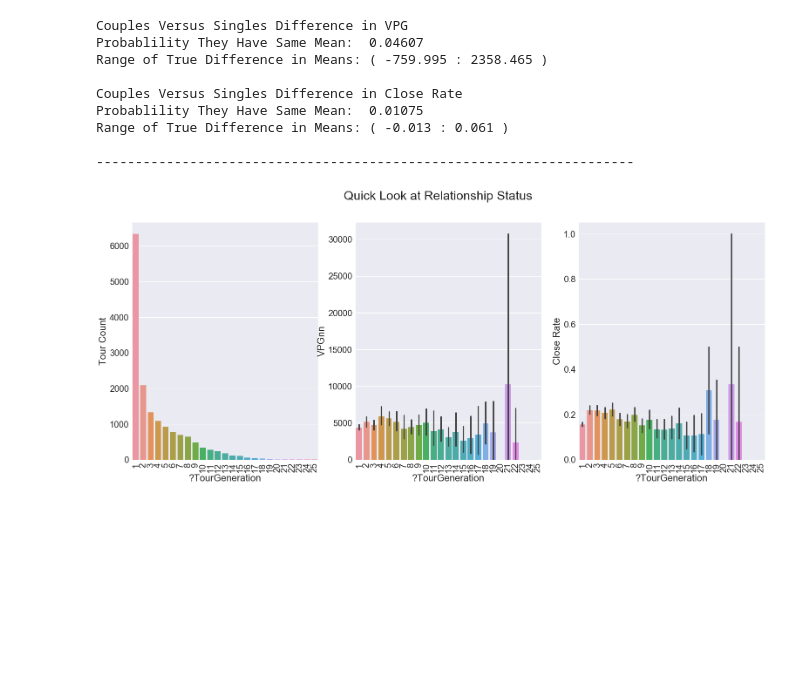
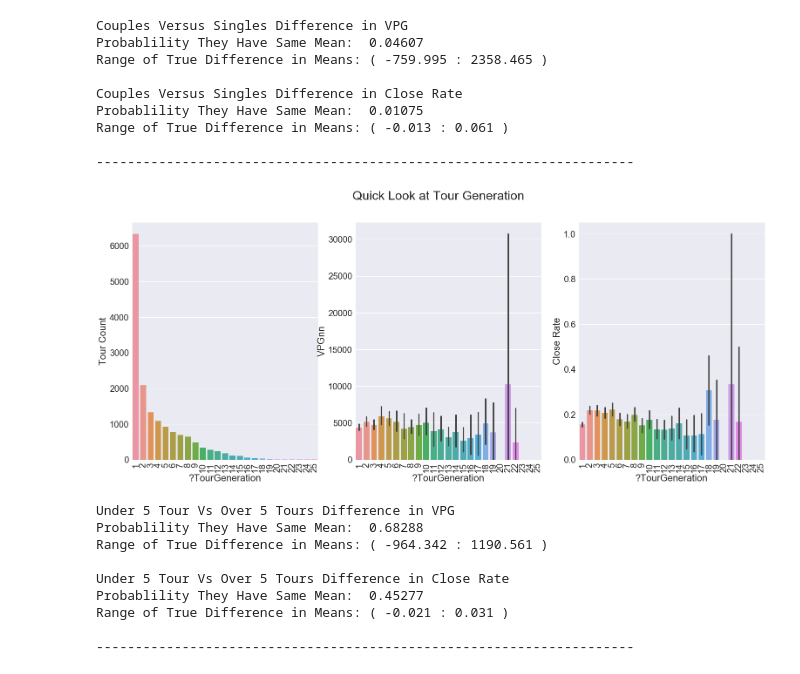
Before and after one commit to zcblack/Springboard, a Jupyter notebook: Capstone2/EDAandInferentialStatistics.ipynb, the cells around one changed output. Drawn from its saved outputs; the diff is of its cells as text; code cells hidden in the pictures; blank space fills up the shorter version.

```diff
--- a/Capstone2/EDAandInferentialStatistics.ipynb
+++ b/Capstone2/EDAandInferentialStatistics.ipynb
@@ -599,21 +599,43 @@ Range of True Difference in Means: ( -0.013 : 0.061 )
 # %%
 # relationship status quick look
 plt.subplot(1,3,1)
 sns.countplot(x= '?TourGeneration', data = df)
 plt.xticks(rotation=90)
 plt.ylabel('Tour Count')
 plt.subplot(1,3,2)
 sns.barplot(x= '?TourGeneration', y= 'NetVolumePlusNonGoodVolume', data = df)
 plt.xticks(rotation=90)
 plt.ylabel('VPGnn')
 plt.subplot(1,3,3)
 sns.barplot(x= '?TourGeneration', y= 'ResultOfTour', data = df)
 plt.xticks(rotation=90)
 plt.ylabel('Close Rate')
-plt.suptitle('Quick Look at Relationship Status')
+plt.suptitle('Quick Look at Tour Generation')
 plt.show()
+
+
+#TourGeneration status z test
+dfUnder5 = df[df['?TourGeneration']<5]
+dfAbove5 = df[df['?TourGeneration']>=5]
+
+print('Under 5 Tour Vs Over 5 Tours Difference in VPG')
+zTest(df,dfUnder5,dfAbove5, 'NetVolumePlusNonGoodVolume', alpha)
+print()
+print('Under 5 Tour Vs Over 5 Tours Difference in Close Rate')
+zTest(df,dfUnder5,dfAbove5, 'ResultOfTour', alpha)
+print()
+print('---------------------------------------------------------------------')
 # %% [output]
-[figure, old version]
+[figure, new version]
+Under 5 Tour Vs Over 5 Tours Difference in VPG
+Probablility They Have Same Mean:  0.68288
+Range of True Difference in Means: ( -964.342 : 1190.561 )
+
+Under 5 Tour Vs Over 5 Tours Difference in Close Rate
+Probablility They Have Same Mean:  0.45277
+Range of True Difference in Means: ( -0.021 : 0.031 )
+
+---------------------------------------------------------------------
 # %%
 # relationship status quick look
 plt.subplot(1,3,1)
```
Also changed, not shown: parts of 7 cells of this notebook.
